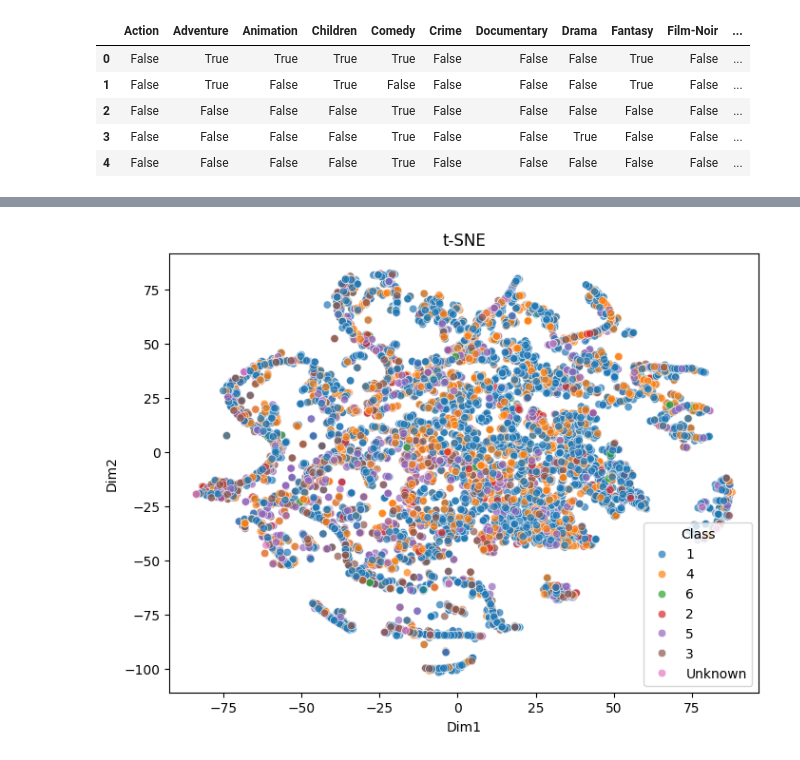
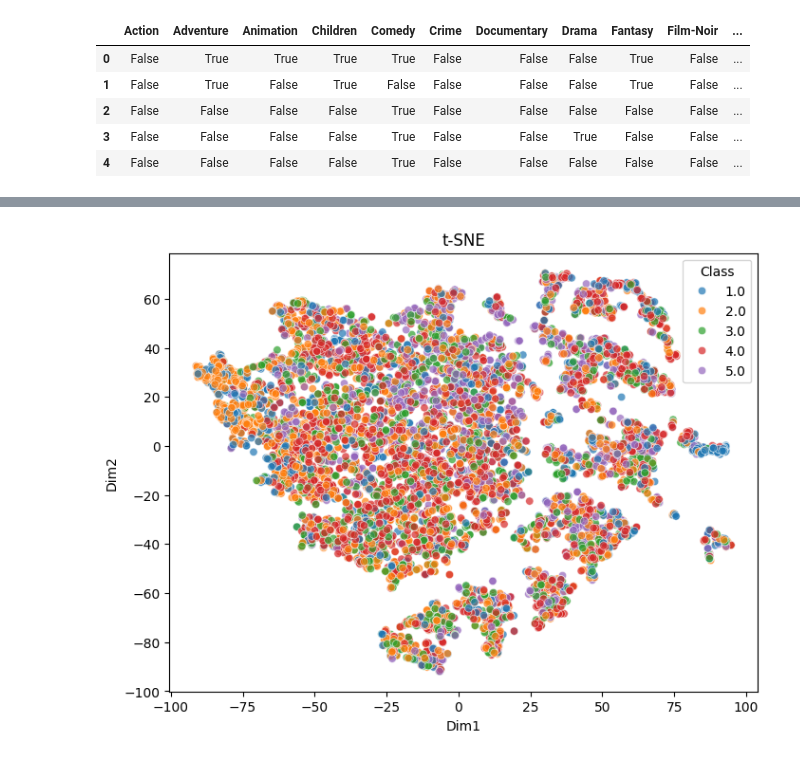
Before and after one commit to BALAKUMARKalai/Big_Data_Project, a Jupyter notebook: notebook1.ipynb, the cells around one changed output, grey strips where cells are left out. Drawn from its saved outputs; the diff is of its cells as text; code cells hidden in the pictures.

```diff
--- a/notebook1.ipynb
+++ b/notebook1.ipynb
@@ -663,7 +467,7 @@ print(frequent_itemsets)
 
 [92 rows x 2 columns]
 # %%
-rules = association_rules(frequent_itemsets, metric="lift", min_threshold=1.2, num_itemsets=len(df.index))
+rules = association_rules(frequent_itemsets, metric="lift", min_threshold=1.2, num_itemsets=len(df_mining_transaction.index))
 # %%
 genres = df_mining_transaction.columns.tolist()
 lift_matrix = pd.DataFrame(np.ones((len(genres), len(genres))), index=genres, columns=genres)
@@ -684,8 +488,10 @@ plt.show()
 # %%
 from scipy.cluster.hierarchy import dendrogram, linkage
+from scipy.spatial.distance import squareform
 
 distance_matrix = 1 / lift_matrix #(converting Lift to distance)
-linked = linkage(distance_matrix, method='ward')
+condensed = squareform(distance_matrix.values, checks=False)
+linked = linkage(condensed, method='ward')
 plt.figure(figsize=(12, 6))
 dendrogram(linked, labels=lift_matrix.columns.tolist(), leaf_rotation=90)
 plt.title("Dendrogramme of super genres")
@@ -699,18 +505,22 @@ plt.show()
 # %%
 from scipy.cluster.hierarchy import fcluster
-n_clusters = 6
+n_clusters = 8
 cluster_labels = fcluster(linked, n_clusters, criterion='maxclust')
 genre_to_cluster = dict(zip(lift_matrix.columns.tolist(), cluster_labels))
 print(genre_to_cluster)
 
+
+genres_isoles = ['Musical', 'Western', 'IMAX', 'Documentary', 'Film-Noir', 'Romance', 'War']
 def assign_super_genre(genres_list):
     if not genres_list:
-        return "Unknown"
-    clusters = [genre_to_cluster[g] for g in genres_list if g in genre_to_cluster]
+        return "Autres"
 
-    if not clusters:
-        return "Unknown"
-    return max(set(clusters), key=clusters.count)
+    genres_non_isoles = [g for g in genres_list if g not in genres_isoles and g in genre_to_cluster]
+
+    if genres_non_isoles:
+        clusters = [genre_to_cluster[g] for g in genres_non_isoles]
+        majority = max(set(clusters), key=clusters.count)
+        return majority
 
 df_mining['super_genre'] = df_mining['genres'].apply(assign_super_genre)
 # %% [output]
@@ -739,16 +561,17 @@ df_mining.head()
 # %%
 df_mining_supergenre = df_final.copy()
 df_mining_supergenre = df_mining_supergenre.drop(columns = ['genres'])
-df_mining_supergenre['genre_label'] = df_mining['super_genre'].values
+df_mining_supergenre['super_genre'] = df_mining['super_genre'].values
 df_mining_supergenre.to_csv('supergenres.csv', index = True)
 # %%
+
 tsne = TSNE(n_components=2, perplexity=30, init='random', learning_rate='auto')
 X_embedded = tsne.fit_transform(X_combined.toarray())
 df_tsne = pd.DataFrame(X_embedded, columns=['Dim1', 'Dim2'])
-df_tsne['Class'] = df_mining_supergenre['genre_label']
+df_tsne['Class'] = df_mining_supergenre['super_genre']
 plt.figure(figsize=(8, 6))
 sns.scatterplot(data=df_tsne,x='Dim1', y='Dim2', hue='Class', palette='tab10',alpha=0.7)
 plt.title('t-SNE')
 plt.show()
 # %% [output]
-[figure, old version]
+[figure, new version]
```
Also changed, not shown: parts of 30 cells of this notebook.
